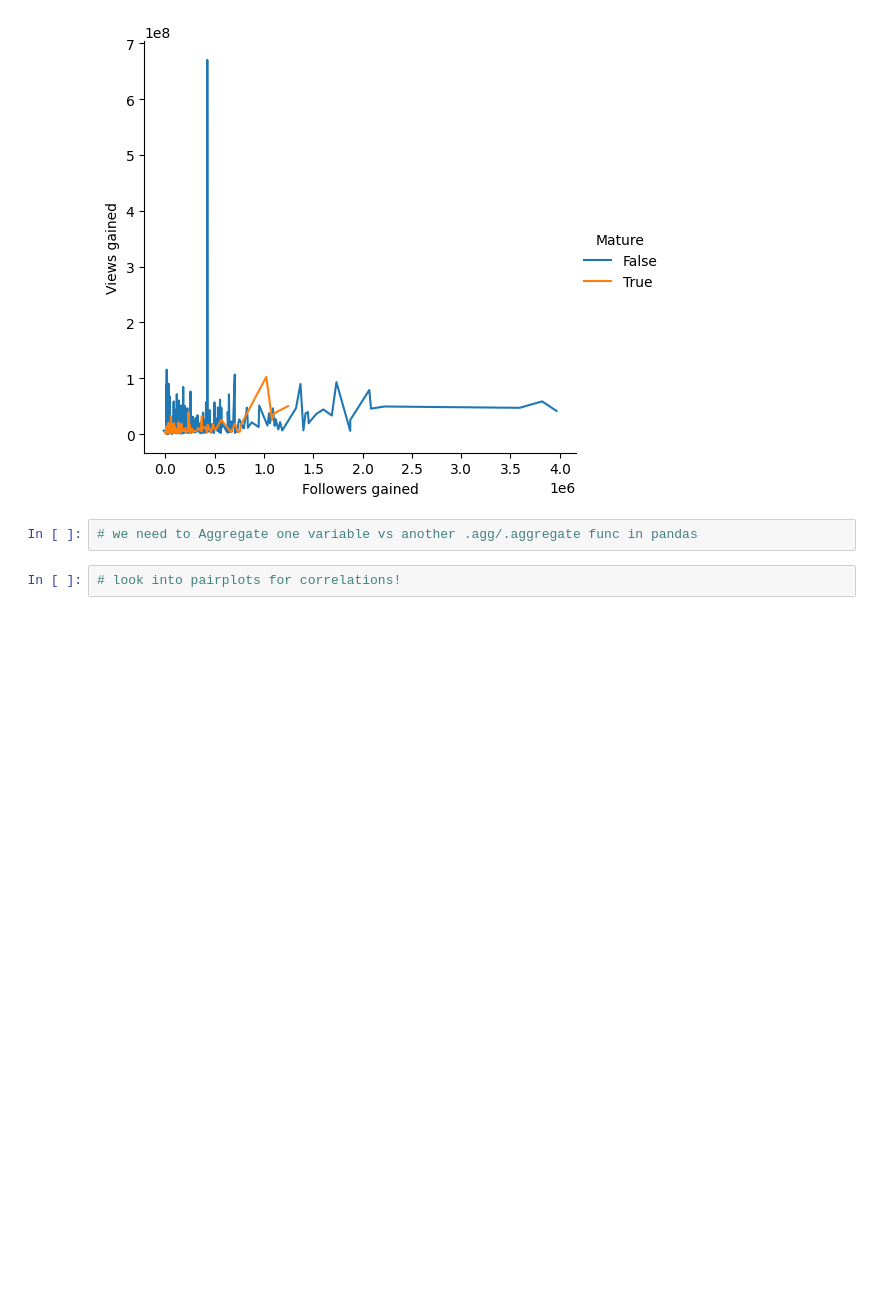
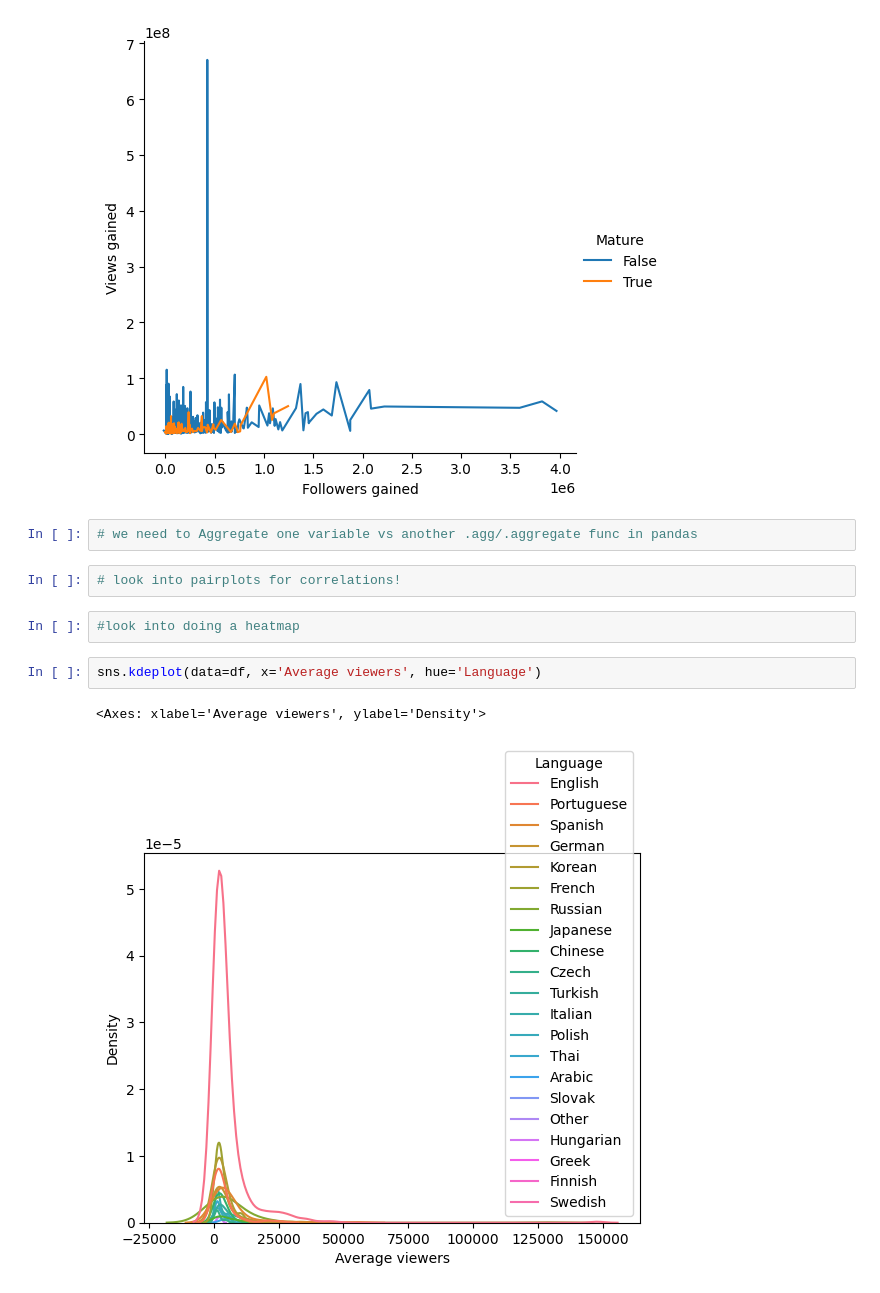
Before and after one commit to datasheng/csc460-BrandonVasquez-HW, a Jupyter notebook: Homework_3/twitch_eda/twitch_EDA.ipynb, the cells around one changed output. Saved outputs shown, nothing was run; the diff lists cells and outputs as text; blank space fills up the shorter version.

Commit message:
completed data analysis exploring

```diff
--- a/Homework_3/twitch_eda/twitch_EDA.ipynb
+++ b/Homework_3/twitch_eda/twitch_EDA.ipynb
@@ -100,3 +100,10 @@ plt.show()
 # we need to Aggregate one variable vs another .agg/.aggregate func in pandas
 # %%
 # look into pairplots for correlations!
+# %%
+#look into doing a heatmap
+# %%
+sns.kdeplot(data=df, x='Average viewers', hue='Language')
+# %% [output]
+<Axes: xlabel='Average viewers', ylabel='Density'>
+[figure, added]
```
Also changed, not shown: 1 other file.
